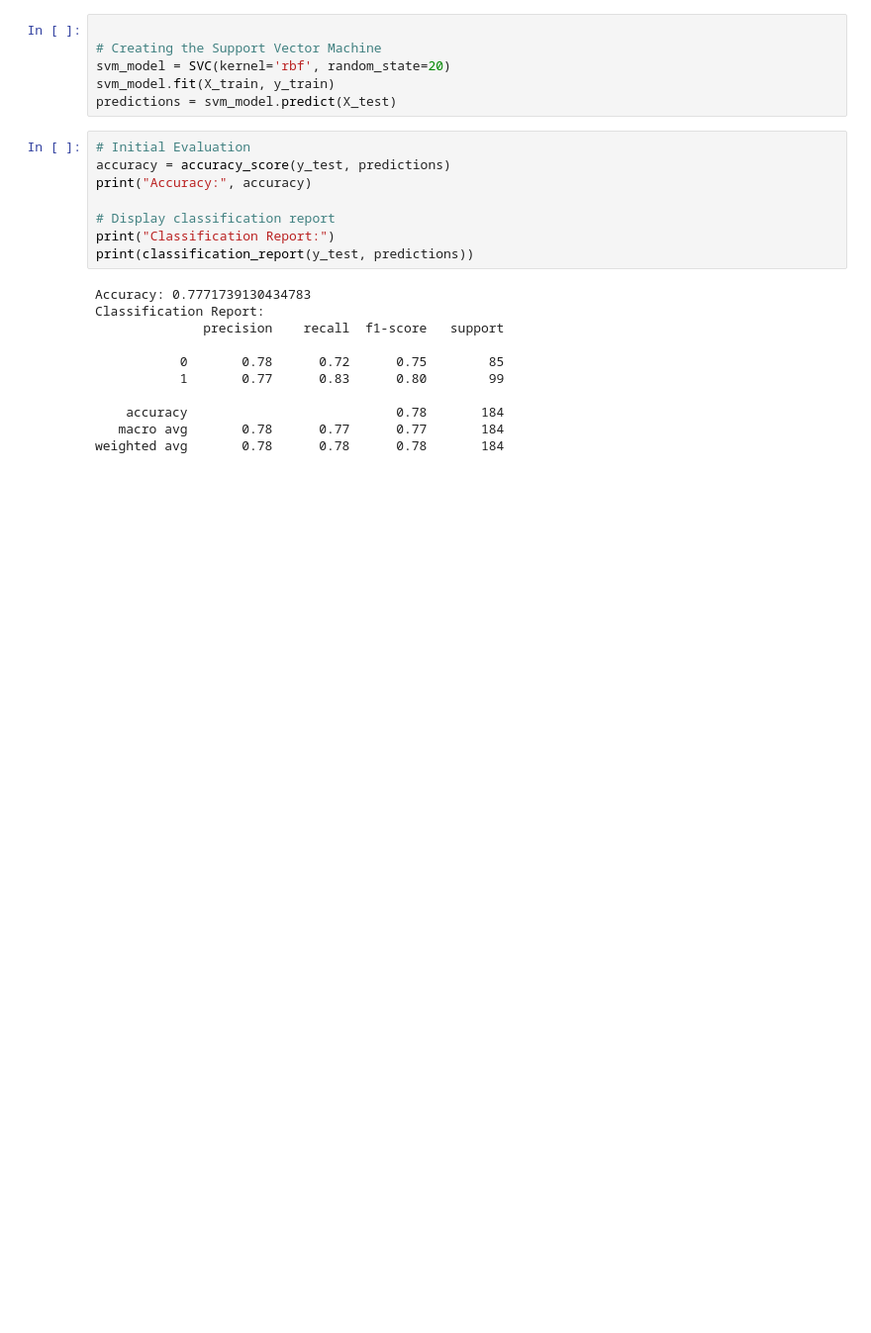
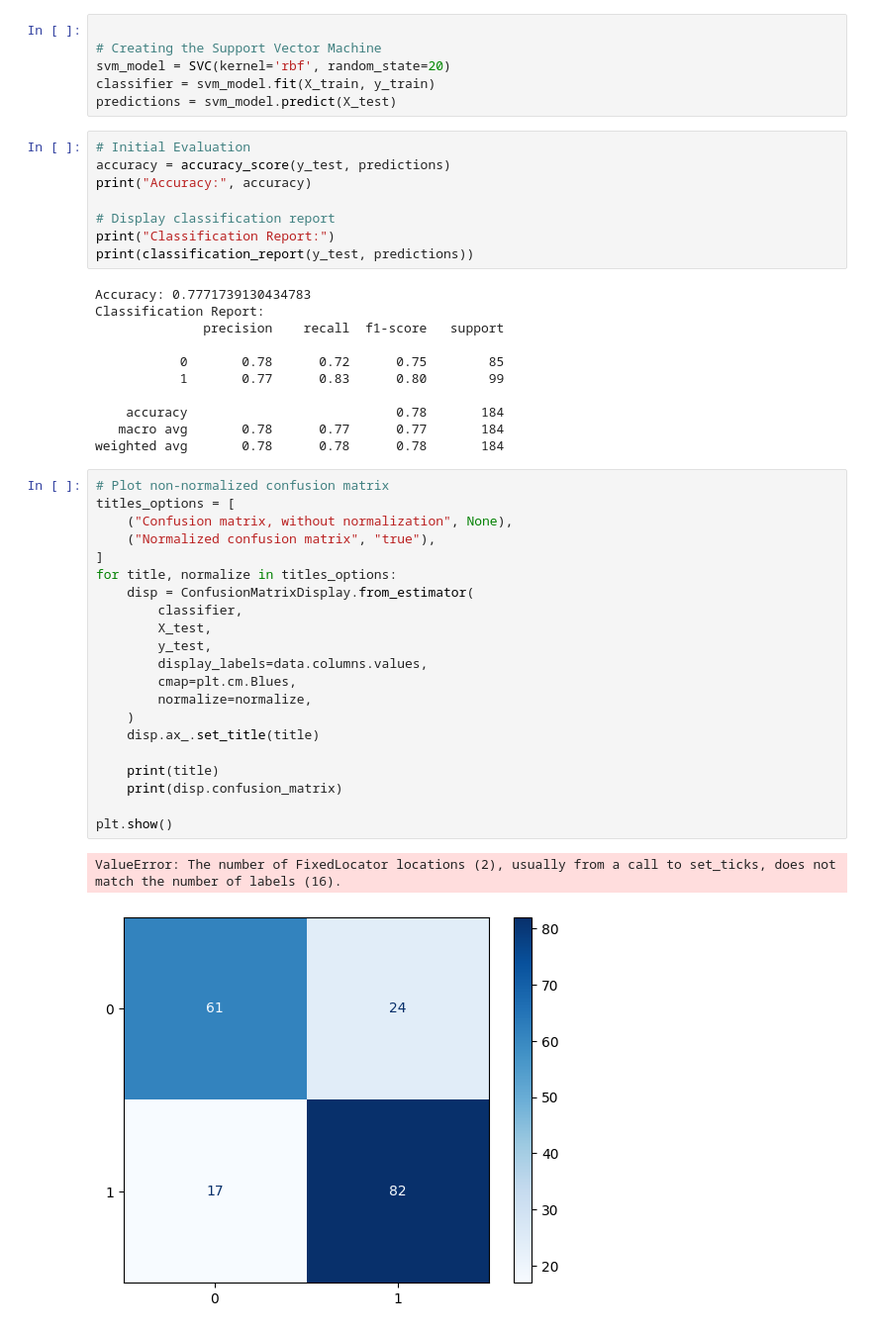
Before and after one commit to AlexDarigan/mtg-rest, a Jupyter notebook: notebooks/SupportVectorMachines/SupportVectorMachines.ipynb, the cells around one changed output. Shown at 99% size. Cells and saved outputs as stored; diff of their text form; blank space fills up the shorter version.

Commit message:
Attempt to add confusion matrix

```diff
--- a/notebooks/SupportVectorMachines/SupportVectorMachines.ipynb
+++ b/notebooks/SupportVectorMachines/SupportVectorMachines.ipynb
@@ -43,7 +72,7 @@ X_train, X_test, y_train, y_test = train_test_split(X, y, test_size=0.2, random_
 
 # Creating the Support Vector Machine
 svm_model = SVC(kernel='rbf', random_state=20)
-svm_model.fit(X_train, y_train)
+classifier = svm_model.fit(X_train, y_train)
 predictions = svm_model.predict(X_test)
 # %%
 # Initial Evaluation
@@ -64,3 +93,27 @@ Classification Report:
     accuracy                           0.78       184
    macro avg       0.78      0.77      0.77       184
 weighted avg       0.78      0.78      0.78       184
+# %%
+# Plot non-normalized confusion matrix
+titles_options = [
+    ("Confusion matrix, without normalization", None),
+    ("Normalized confusion matrix", "true"),
+]
+for title, normalize in titles_options:
+    disp = ConfusionMatrixDisplay.from_estimator(
+        classifier,
+        X_test,
+        y_test,
+        display_labels=data.columns.values,
+        cmap=plt.cm.Blues,
+        normalize=normalize,
+    )
+    disp.ax_.set_title(title)
+
+    print(title)
+    print(disp.confusion_matrix)
+
+plt.show()
+# %% [output]
+ValueError: The number of FixedLocator locations (2), usually from a call to set_ticks, does not match the number of labels (16).
+[figure, added]
```
Also changed, not shown: parts of 3 cells of this notebook.
